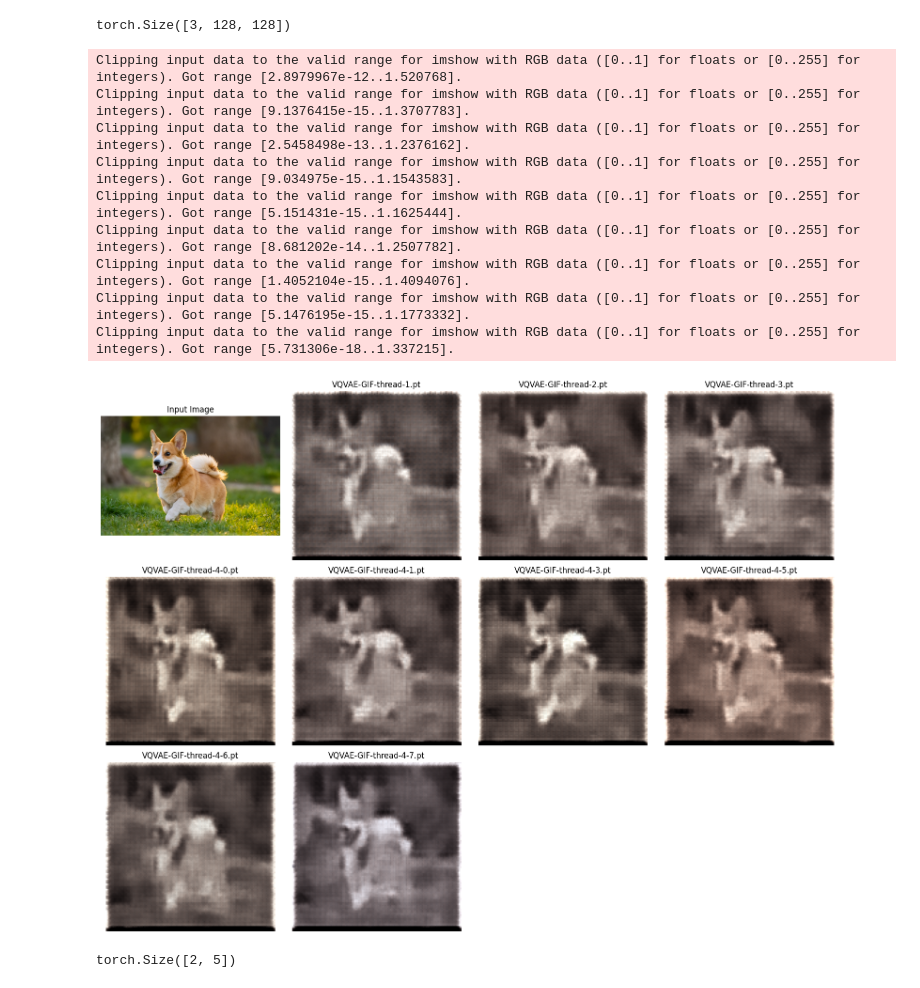
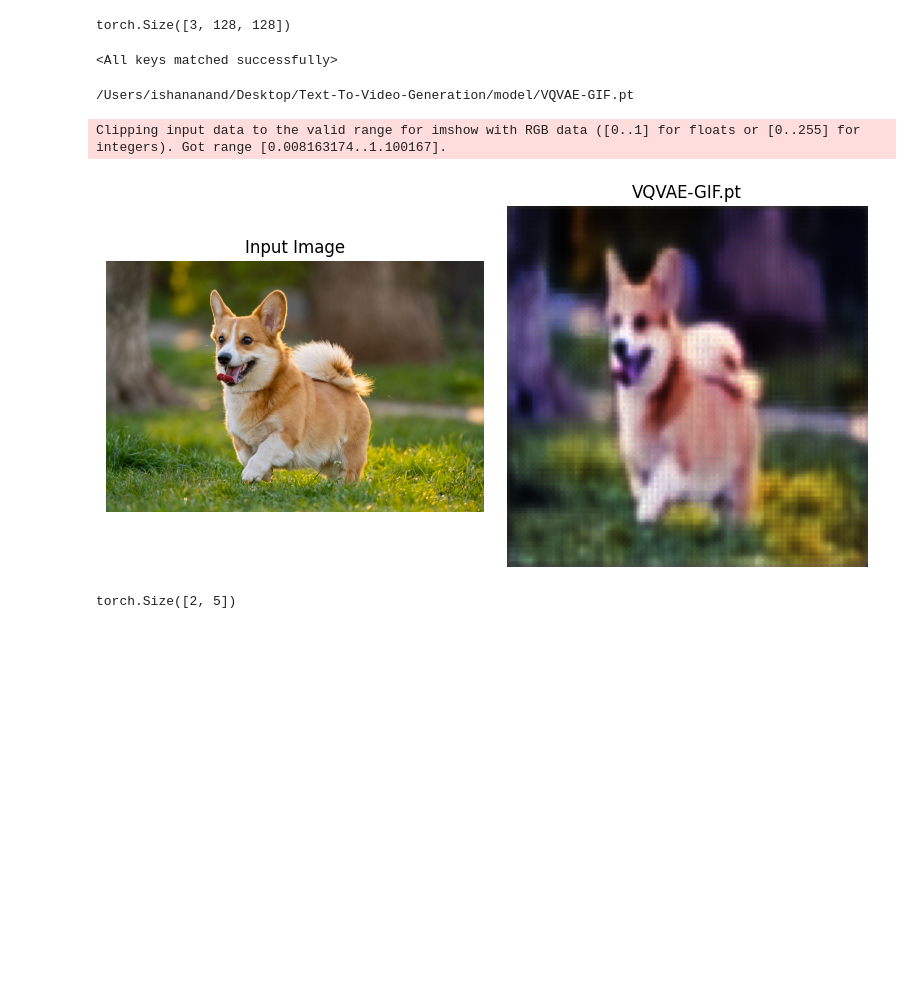
Before and after one commit to Ishushan02/Text-To-Video-Generation, a Jupyter notebook: 2_model_preparation.ipynb, the cells around one changed output. Cells and saved outputs as stored; diff of their text form; code cells hidden in the pictures; blank space fills up the shorter version.

```diff
--- a/2_model_preparation.ipynb
+++ b/2_model_preparation.ipynb
@@ -39,15 +39,25 @@ tensorFrames.shape
 torch.Size([3, 128, 128])
 torch.Size([3, 128, 128])
 # %%
-codeBookdim = 256
-embedDim = 128
-hiddenDim = 256
+
+BATCH_SIZE = 2
+codeBookdim = 1024
+embedDim = 256
+hiddenDim = 512
 inChannels = 3
+tranform = transforms.Compose([
+    transforms.Resize((128, 128)),
+    transforms.ToTensor(),
+])
+device = torch.device('cuda' if torch.cuda.is_available() else 'cpu')
+modelA = VecQVAE(inChannels=3, hiddenDim=512, codeBookdim=1024, embedDim=256).to(device)
 
-device = torch.device('mps' if torch.cuda.is_available() else 'cpu')
-modelA = VecQVAE(inChannels = inChannels, hiddenDim = hiddenDim, codeBookdim = codeBookdim, embedDim = embedDim).to(device)
+val = torch.load("/Users/ishananand/Desktop/Text-To-Video-Generation/model/VQVAE-GIF.pt", map_location=device)
+modelA.load_state_dict(val)
+# %% [output]
+<All keys matched successfully>
 # %%
-modelDir = "/Users/ishananand/Desktop/Text-To-Video-Generation/models"
+modelDir = "/Users/ishananand/Desktop/Text-To-Video-Generation/model"
 dir =  sorted(os.listdir(modelDir))
 decoded_images = []
 names = []
@@ -56,45 +66,39 @@ decoded_images.append(npArray)
 names.append("Input Image")
 for i in range(len(dir)):
     if dir[i] != ".DS_Store":
         names.append(dir[i])
         modelValA = torch.load(modelDir + "/" +dir[i], map_location=torch.device('cpu'))
+        print(modelDir + "/" +dir[i])
         modelA.load_state_dict(modelValA)
         with torch.inference_mode():
-            encodedImage = modelA.encodeImage(tensorFrames.unsqueeze(0), )
-            decodedImage = modelA.decodeImage(encodedImage)
+            encodedImage, skips = modelA.encodeImage(tensorFrames.unsqueeze(0), )
+            decodedImage = modelA.decodeImage(encodedImage, skips)
 
         decodedImage = rearrange(decodedImage, 'b c h w -> b h w c')
         npImage = (decodedImage * 255.0).squeeze().squeeze().detach().numpy()
         decoded_images.append(npImage)
 
 num_images = len(decoded_images)
 cols = int(np.ceil(np.sqrt(num_images)))
 rows = int(np.ceil(num_images / cols))
 
 fig, axes = plt.subplots(rows, cols, figsize=(cols * 4, rows * 4))
 
 for idx, img in enumerate(decoded_images):
     ax = axes.flat[idx]
     ax.imshow(img)
     ax.axis('off')
     ax.set_title(names[idx])
 
 for j in range(len(decoded_images), rows * cols):
     axes.flat[j].axis('off')
 
 plt.tight_layout()
 plt.show()
 # %% [output]
-Clipping input data to the valid range for imshow with RGB data ([0..1] for floats or [0..255] for integers). Got range [2.8979967e-12..1.520768].
-Clipping input data to the valid range for imshow with RGB data ([0..1] for floats or [0..255] for integers). Got range [9.1376415e-15..1.3707783].
-Clipping input data to the valid range for imshow with RGB data ([0..1] for floats or [0..255] for integers). Got range [2.5458498e-13..1.2376162].
-Clipping input data to the valid range for imshow with RGB data ([0..1] for floats or [0..255] for integers). Got range [9.034975e-15..1.1543583].
-Clipping input data to the valid range for imshow with RGB data ([0..1] for floats or [0..255] for integers). Got range [5.151431e-15..1.1625444].
-Clipping input data to the valid range for imshow with RGB data ([0..1] for floats or [0..255] for integers). Got range [8.681202e-14..1.2507782].
-Clipping input data to the valid range for imshow with RGB data ([0..1] for floats or [0..255] for integers). Got range [1.4052104e-15..1.4094076].
-Clipping input data to the valid range for imshow with RGB data ([0..1] for floats or [0..255] for integers). Got range [5.1476195e-15..1.1773332].
-Clipping input data to the valid range for imshow with RGB data ([0..1] for floats or [0..255] for integers). Got range [5.731306e-18..1.337215].
+/Users/ishananand/Desktop/Text-To-Video-Generation/model/VQVAE-GIF.pt
+Clipping input data to the valid range for imshow with RGB data ([0..1] for floats or [0..255] for integers). Got range [0.008163174..1.100167].
-[figure, old version]
+[figure, new version]
 # %%
 p = []
 a = torch.tensor(np.array([1,2,3,4,5]))
```
Also changed, not shown: 3 other files.
